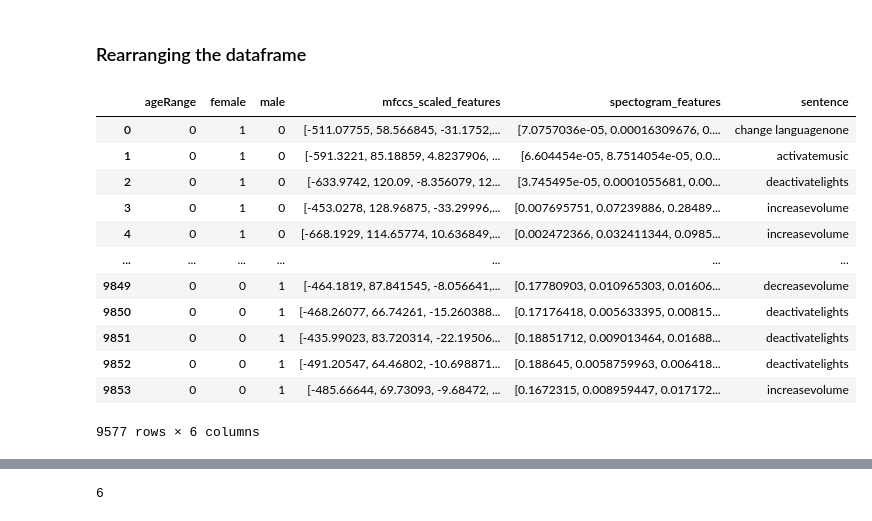
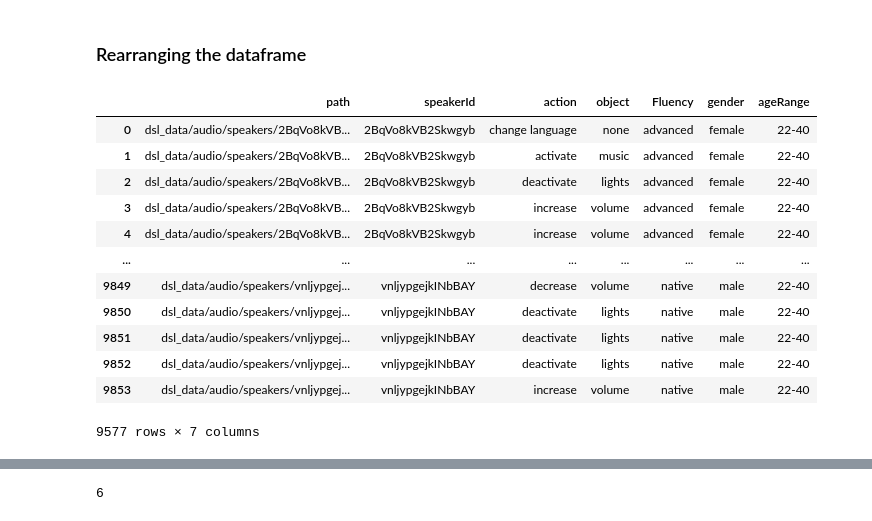
Before and after one commit to omblivion/DataScienceLab, a Jupyter notebook: Part 2- Audio Classification Data Preprocessing And Model Creation.ipynb, the cells around one changed output, grey strips where cells are left out. Saved outputs shown, nothing was run; the diff lists cells and outputs as text; code cells hidden in the pictures.

```diff
--- a/Part 2- Audio Classification Data Preprocessing And Model Creation.ipynb
+++ b/Part 2- Audio Classification Data Preprocessing And Model Creation.ipynb
@@ -343,17 +503,17 @@ def rearrange_dataframe(reg_df, evaluation=False):
 # %%
-w_metadata = rearrange_dataframe(metadata)
+w_metadata = metadata.copy()
 w_metadata
 # %% [output]
-|  | ageRange | female | male | mfccs_scaled_features | spectogram_features | sentence |
-| 0 | 0 | 1 | 0 | [-511.07755, 58.566845, -31.1752,... | [7.0757036e-05, 0.00016309676, 0.... | change languagenone |
-| 1 | 0 | 1 | 0 | [-591.3221, 85.18859, 4.8237906, ... | [6.604454e-05, 8.7514054e-05, 0.0... | activatemusic |
-| 2 | 0 | 1 | 0 | [-633.9742, 120.09, -8.356079, 12... | [3.745495e-05, 0.0001055681, 0.00... | deactivatelights |
-| 3 | 0 | 1 | 0 | [-453.0278, 128.96875, -33.29996,... | [0.007695751, 0.07239886, 0.28489... | increasevolume |
-| 4 | 0 | 1 | 0 | [-668.1929, 114.65774, 10.636849,... | [0.002472366, 0.032411344, 0.0985... | increasevolume |
-| ... | ... | ... | ... | ... | ... | ... |
-| 9849 | 0 | 0 | 1 | [-464.1819, 87.841545, -8.056641,... | [0.17780903, 0.010965303, 0.01606... | decreasevolume |
-| 9850 | 0 | 0 | 1 | [-468.26077, 66.74261, -15.260388... | [0.17176418, 0.005633395, 0.00815... | deactivatelights |
-| 9851 | 0 | 0 | 1 | [-435.99023, 83.720314, -22.19506... | [0.18851712, 0.009013464, 0.01688... | deactivatelights |
-| 9852 | 0 | 0 | 1 | [-491.20547, 64.46802, -10.698871... | [0.188645, 0.0058759963, 0.006418... | deactivatelights |
-| 9853 | 0 | 0 | 1 | [-485.66644, 69.73093, -9.68472, ... | [0.1672315, 0.008959447, 0.017172... | increasevolume |
+|  | path | speakerId | action | object | Fluency | gender | ageRange |
+| 0 | dsl_data/audio/speakers/2BqVo8kVB... | 2BqVo8kVB2Skwgyb | change language | none | advanced | female | 22-40 |
+| 1 | dsl_data/audio/speakers/2BqVo8kVB... | 2BqVo8kVB2Skwgyb | activate | music | advanced | female | 22-40 |
+| 2 | dsl_data/audio/speakers/2BqVo8kVB... | 2BqVo8kVB2Skwgyb | deactivate | lights | advanced | female | 22-40 |
+| 3 | dsl_data/audio/speakers/2BqVo8kVB... | 2BqVo8kVB2Skwgyb | increase | volume | advanced | female | 22-40 |
+| 4 | dsl_data/audio/speakers/2BqVo8kVB... | 2BqVo8kVB2Skwgyb | increase | volume | advanced | female | 22-40 |
+| ... | ... | ... | ... | ... | ... | ... | ... |
+| 9849 | dsl_data/audio/speakers/vnljypgej... | vnljypgejkINbBAY | decrease | volume | native | male | 22-40 |
+| 9850 | dsl_data/audio/speakers/vnljypgej... | vnljypgejkINbBAY | deactivate | lights | native | male | 22-40 |
+| 9851 | dsl_data/audio/speakers/vnljypgej... | vnljypgejkINbBAY | deactivate | lights | native | male | 22-40 |
+| 9852 | dsl_data/audio/speakers/vnljypgej... | vnljypgejkINbBAY | deactivate | lights | native | male | 22-40 |
+| 9853 | dsl_data/audio/speakers/vnljypgej... | vnljypgejkINbBAY | increase | volume | native | male | 22-40 |
-9577 rows × 6 columns
+9577 rows × 7 columns
```
Also changed, not shown: parts of 99 cells of this notebook.
